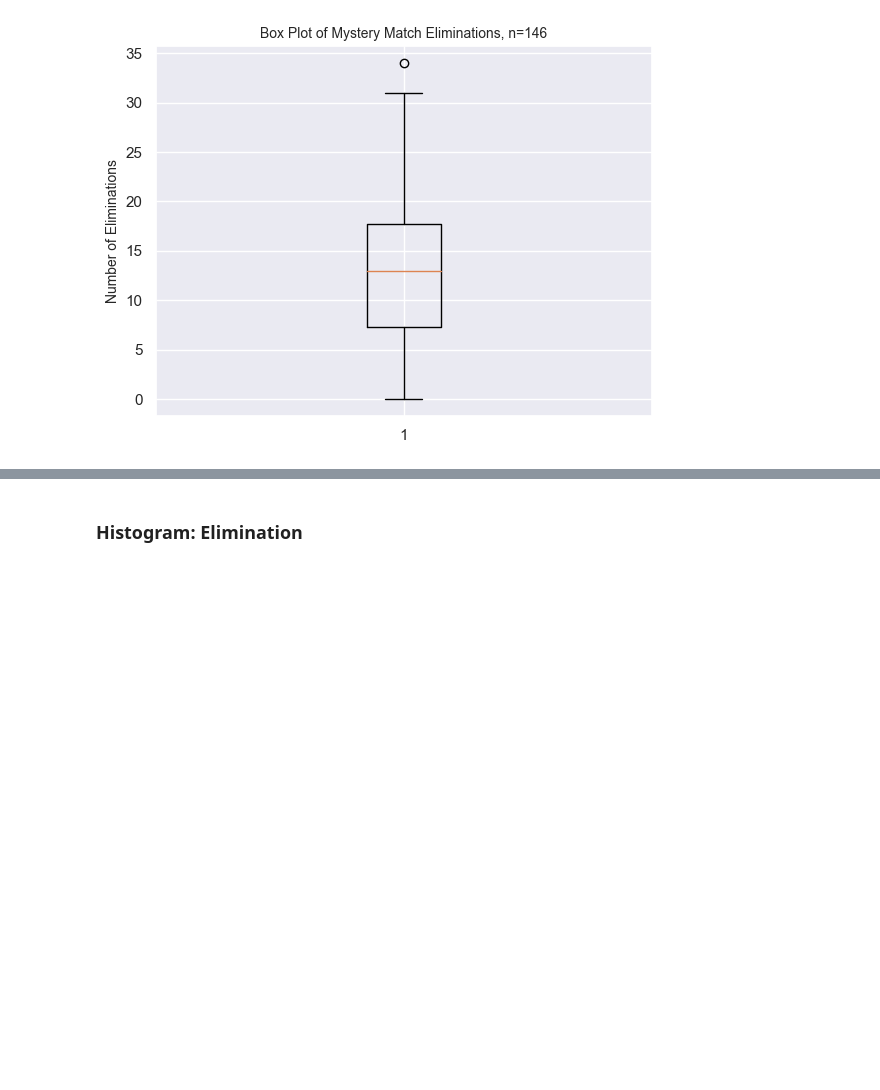
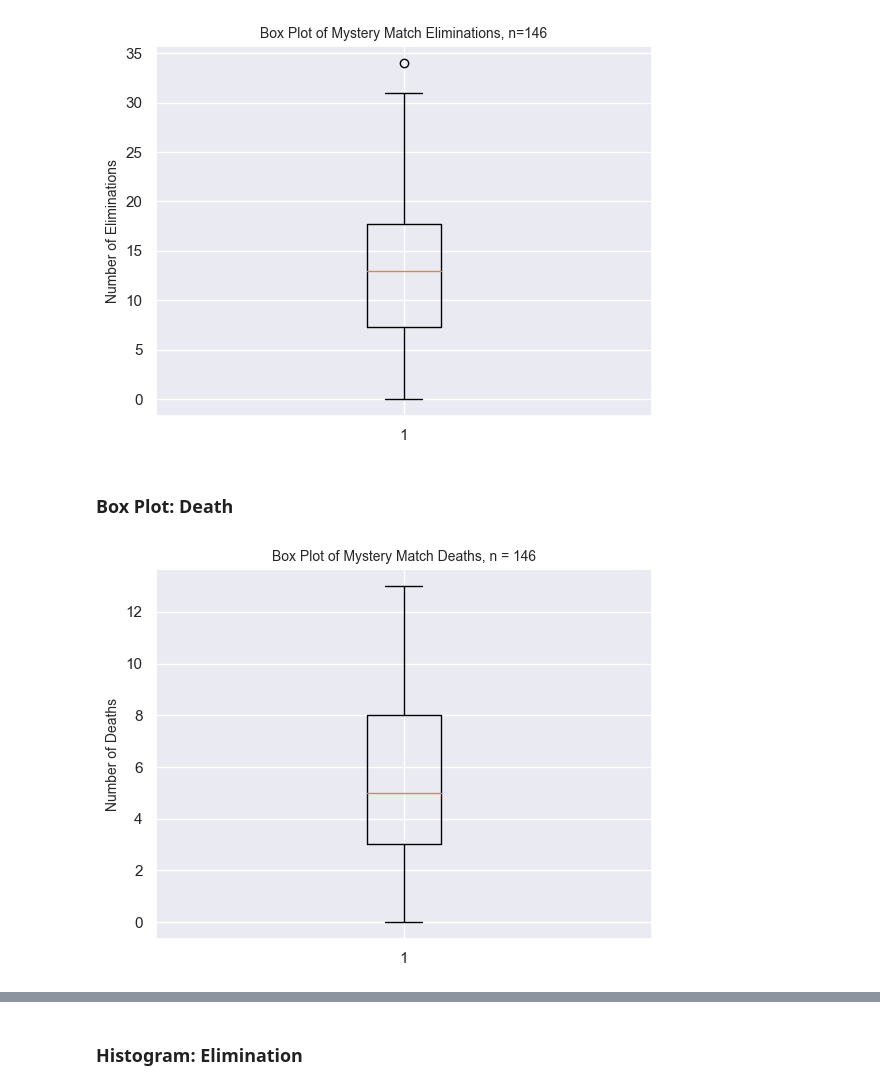
Before and after one commit to ddxbugs/owl-trainer, a Jupyter notebook: mystery.ipynb, the cells around one changed output, grey strips where cells are left out. Drawn from its saved outputs; the diff is of its cells as text; code cells hidden in the pictures; blank space fills up the shorter version.

Commit message:
mystery.ipynb add box plot damage data

```diff
--- a/mystery.ipynb
+++ b/mystery.ipynb
@@ -106,3 +106,13 @@ plt.ylabel('Number of Eliminations', fontsize=10)
 plt.show()
 # %% [output]
 [figure]
+# %% [markdown]
+### Box Plot: Death
+# %%
+data_death = data['Death']
+plt.boxplot(data_death)
+plt.title('Box Plot of Mystery Match Deaths, n = 146', fontsize=10)
+plt.ylabel('Number of Deaths', fontsize=10)
+plt.show()
+# %% [output]
+[figure, added]
```
Also changed, not shown: parts of 4 cells of this notebook.
